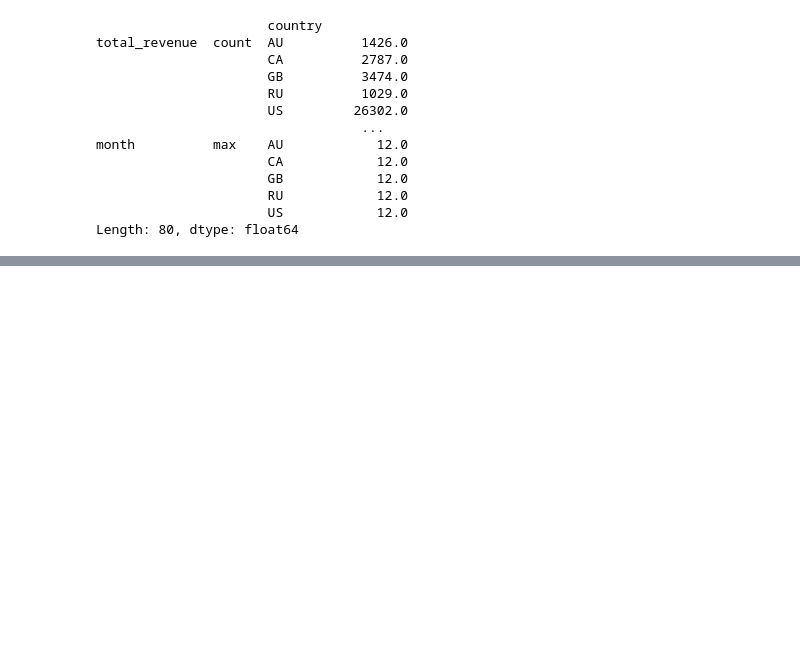
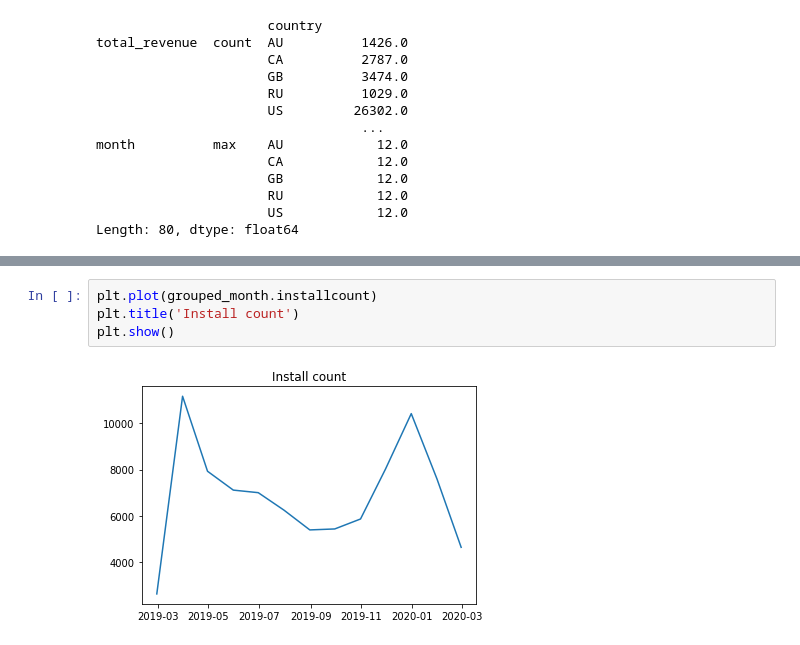
Before and after one commit to OlaKozak/CF, a Jupyter notebook: CF_v1.ipynb, the cells around one changed output, grey strips where cells are left out. Saved outputs shown, nothing was run; the diff lists cells and outputs as text; blank space fills up the shorter version.

```diff
--- a/CF_v1.ipynb
+++ b/CF_v1.ipynb
@@ -178,0 +202,6 @@ Stopping at filesystem boundary (GIT_DISCOVERY_ACROSS_FILESYSTEM not set).
+# %%
+plt.plot(grouped_month.installcount)
+plt.title('Install count')
+plt.show()
+# %% [output]
+[figure, added]
```
Also changed, not shown: parts of 20 cells of this notebook.
